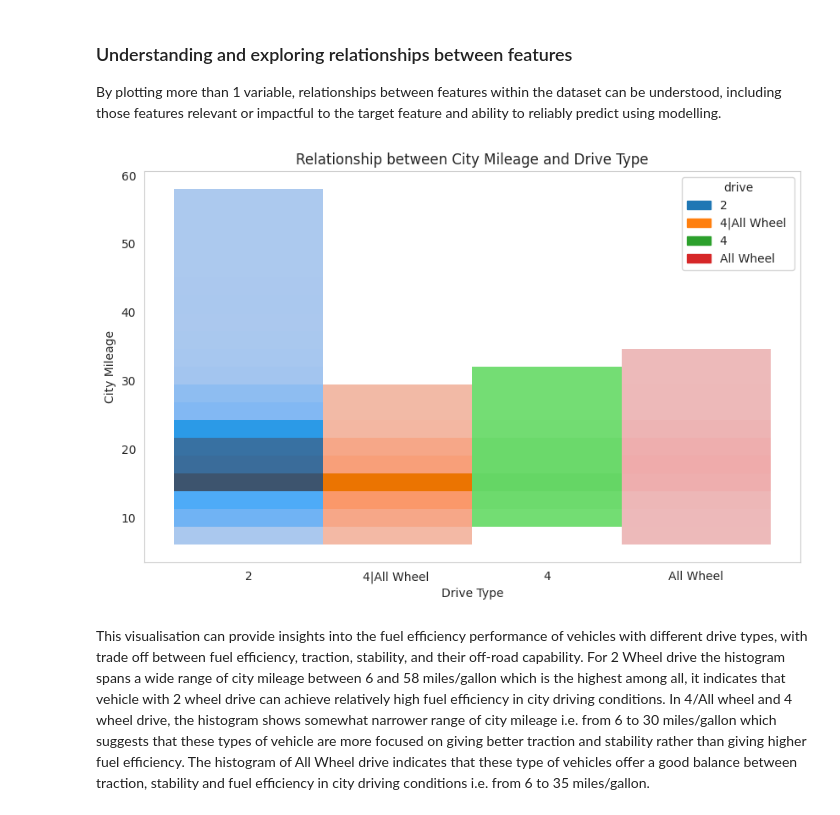
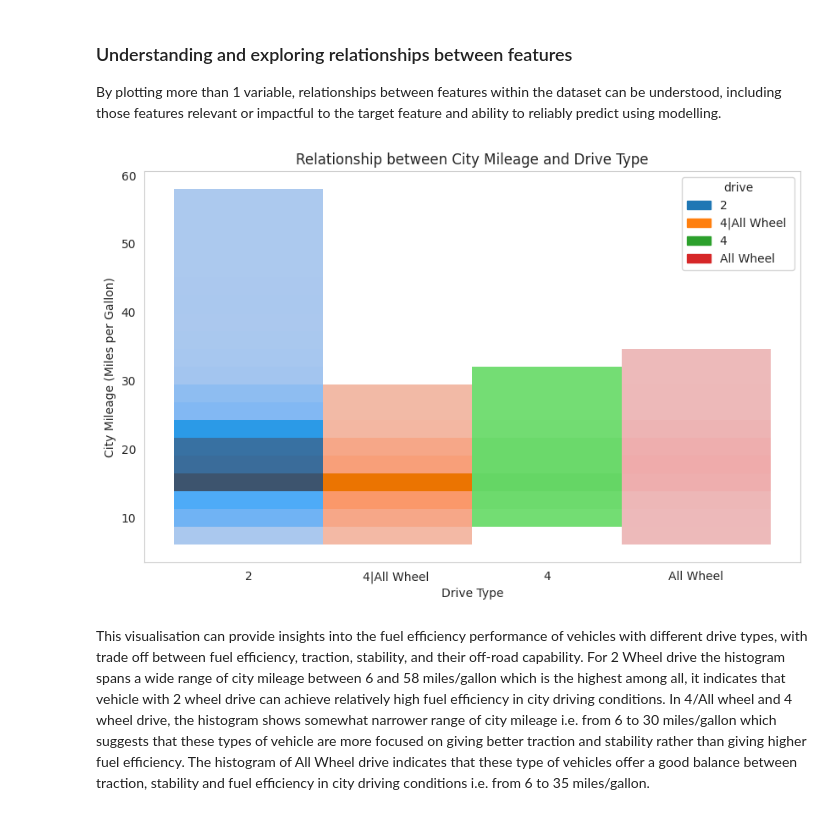
Before and after one commit to awol380/Machine-Learning-2410-Assignment, a Jupyter notebook: Phase_1.ipynb, the cells around one changed output. Saved outputs shown, nothing was run; the diff lists cells and outputs as text; code cells hidden in the pictures.

```diff
--- a/Phase_1.ipynb
+++ b/Phase_1.ipynb
@@ -593,13 +593,13 @@ By plotting more than 1 variable, relationships between features within the data
 # %%
 #visualisation 5: 2 Variable Plot - Creating histogram plot to compare relationship between city mileage and drive type.
 plt.figure(figsize=(10,6))
 sns.histplot(data=data,x='drive', y='city_mpg_ft1', hue='drive', bins=20, kde=True, multiple='stack')
 plt.xlabel('Drive Type')
-plt.ylabel('City Mileage')
+plt.ylabel('City Mileage (Miles per Gallon)')
 plt.title("Relationship between City Mileage and Drive Type")
 plt.show()
 # %% [output]
-[figure, old version]
+[figure, new version]
 # %% [markdown]
 This visualisation can provide insights into the fuel efficiency performance of vehicles with different drive types, with trade off between fuel efficiency, traction, stability, and their off-road capability. For 2 Wheel drive the histogram spans a wide range of city mileage between 6 and 58 miles/gallon which is the highest among all, it indicates that vehicle with 2 wheel drive can achieve relatively high fuel efficiency in city driving conditions. In 4/All wheel and 4 wheel drive, the histogram shows somewhat narrower range of city mileage i.e. from 6 to 30 miles/gallon which suggests
 that these types of vehicle are more focused on giving better traction and stability rather than giving higher fuel efficiency. The histogram of All Wheel drive indicates that these type of vehicles offer a good balance between traction, stability and fuel efficiency in city driving conditions i.e. from 6 to 35 miles/gallon.
```
Also changed, not shown: parts of 7 cells of this notebook.
